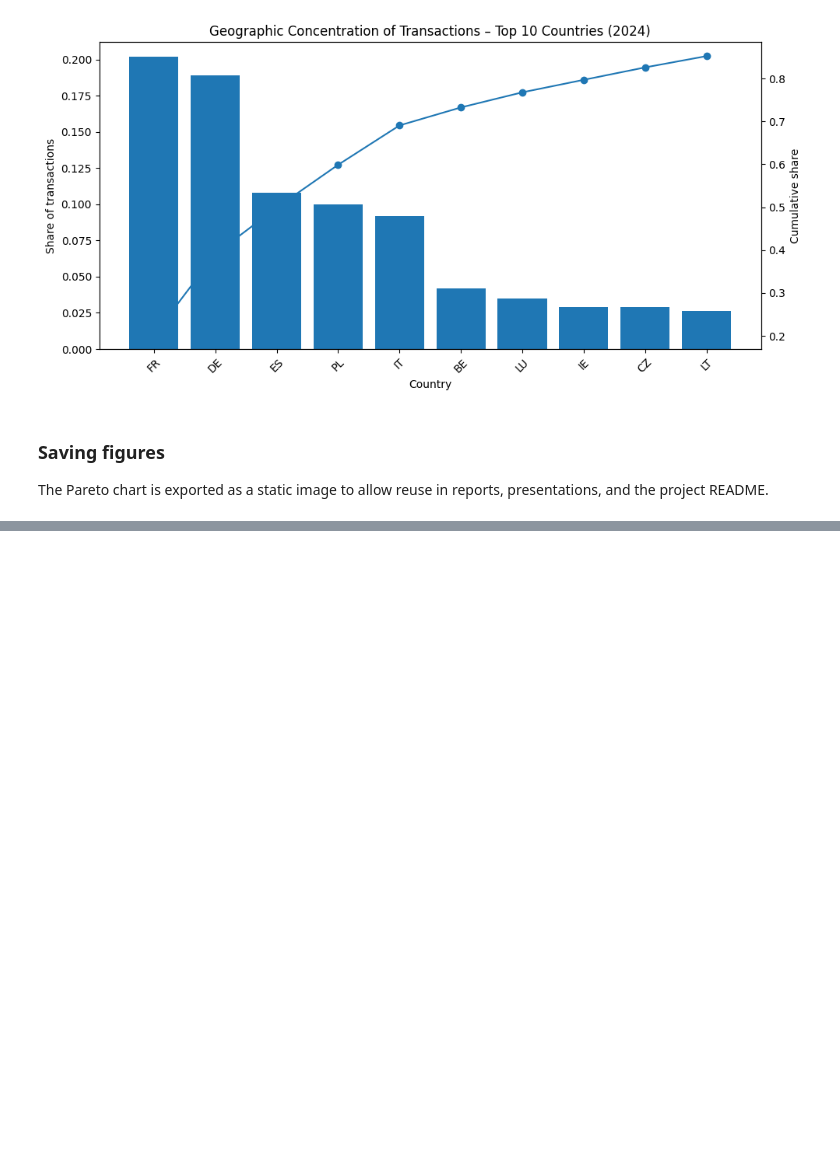
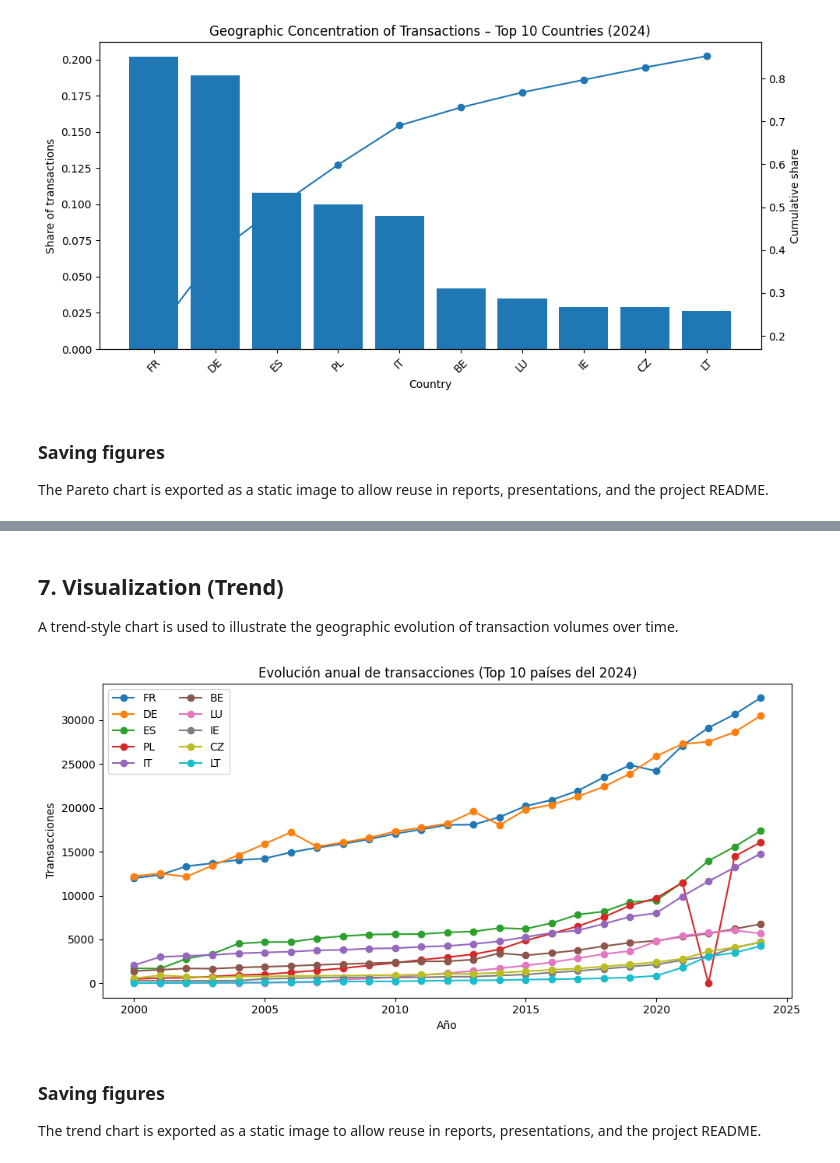
Before and after one commit to Jose-Rodrigo-Carrillo/geographic-trx-concentration, a Jupyter notebook: notebooks/01_geographic_concentration_analysis.ipynb, the cells around one changed output, grey strips where cells are left out. Drawn from its saved outputs; the diff is of its cells as text; code cells hidden in the pictures; blank space fills up the shorter version.

Commit message:
Add yearly transaction trend analysis to README

```diff
--- a/notebooks/01_geographic_concentration_analysis.ipynb
+++ b/notebooks/01_geographic_concentration_analysis.ipynb
@@ -201,0 +206,16 @@ plt.show()
+# %%
+#Define the top 10 countries for the reference year
+
+year_ref = 2024
+
+top10_countries = (
+    long_df[long_df["TIME PERIOD"] == year_ref]
+    .groupby("country")["transactions"]
+    .sum()
+    .sort_values(ascending=False)
+    .head(10)
+    .index
+    .tolist()
+)
+
+top10_countries
@@ -201,0 +224,10 @@ plt.show()
+# %%
+
+evolution = (
+    long_df[long_df["country"].isin(top10_countries)]
+    .groupby(["TIME PERIOD", "country"], as_index=False)["transactions"]
+    .sum()
+    .sort_values(["country", "TIME PERIOD"])
+)
+
+evolution.head(20)
@@ -201,0 +252,24 @@ plt.show()
+# %% [markdown]
+## 7. Visualization (Trend)
+
+A trend-style chart is used to illustrate the geographic evolution of transaction volumes over time.
+# %%
+
+fig_trend, ax = plt.subplots(figsize=(10, 5))
+for c in top10_countries:
+    tmp = evolution[evolution["country"] == c]
+    plt.plot(tmp["TIME PERIOD"], tmp["transactions"], marker="o", label=c)
+
+plt.title(f"Evolución anual de transacciones (Top 10 países del {year_ref})")
+plt.xlabel("Año")
+plt.ylabel("Transacciones")
+plt.legend(ncol=2)
+plt.tight_layout()
+plt.show()
+# %% [output]
+[figure, added]
+# %% [markdown]
+### Saving figures
+
+The trend chart is exported as a static image to allow reuse in reports,
+presentations, and the project README.
```
Also changed, not shown: parts of 4 cells of this notebook, 3 other files.
